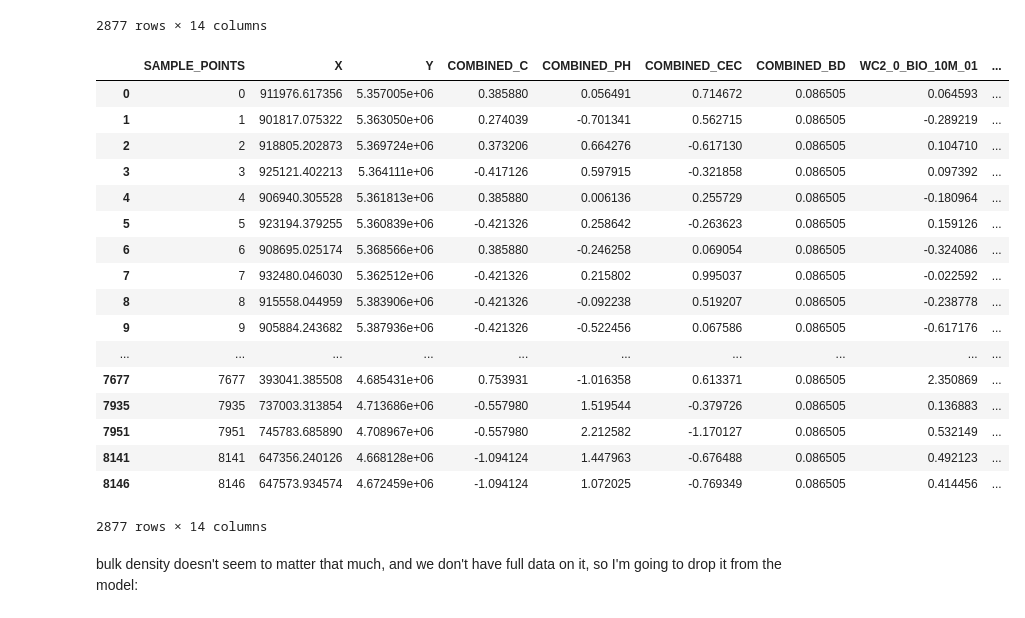
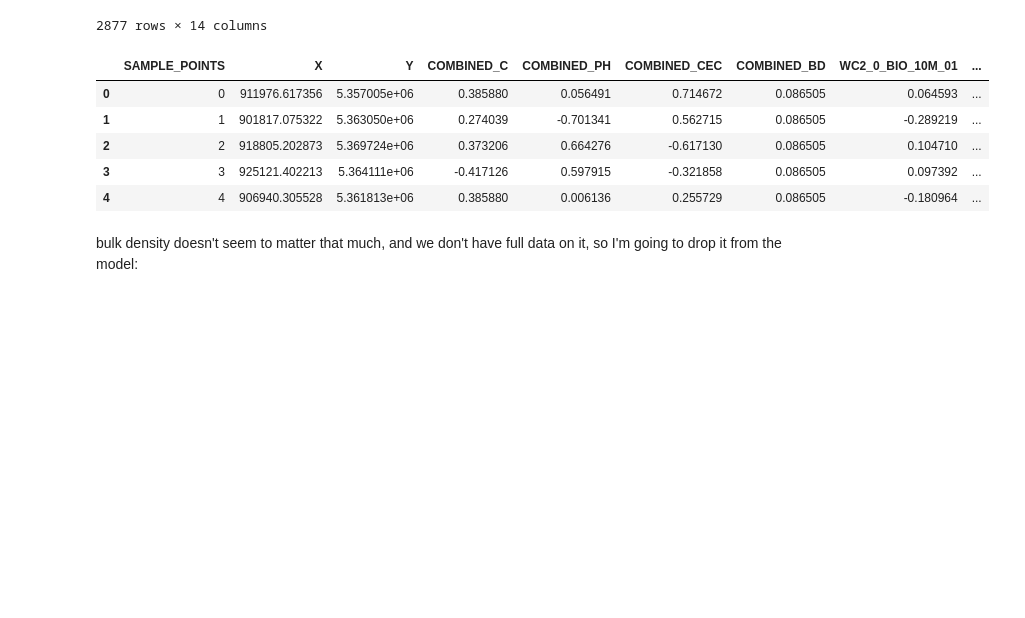
Before and after one commit to nataliamush/carbon-sequestration-fa18, a Jupyter notebook: final_notebook.ipynb, the cells around one changed output. Drawn from its saved outputs; the diff is of its cells as text; code cells hidden in the pictures; blank space fills up the shorter version.

```diff
--- a/final_notebook.ipynb
+++ b/final_notebook.ipynb
@@ -272,34 +248,23 @@ updated_data
 | 8146 | 8146 | 647573.934574 | 4.672459e+06 | 0.328069 | 42.120064 | 65.559160 | 28.974112 | 255.000000 | ... |
 2877 rows × 14 columns
 # %%
+from sklearn import preprocessing
 stand_update = preprocessing.scale(updated_data[[x for x in updated_data.columns if x != 'CORRECTSEQ']])
 stand_update = pd.DataFrame(stand_update)
 stand_update.columns = [x for x in updated_data.columns if x != 'CORRECTSEQ']
 stand_update.index = updated_data.index
 stand_update['CORRECTSEQ'] = updated_data['CORRECTSEQ']
 stand_update['SAMPLE_POINTS'] = updated_data['SAMPLE_POINTS']
 stand_update['X'] = updated_data['X'] #correcting
 stand_update['Y'] = updated_data['Y']
-stand_update
+stand_update.head()
 # %% [output]
 |  | SAMPLE_POINTS | X | Y | COMBINED_C | COMBINED_PH | COMBINED_CEC | COMBINED_BD | WC2_0_BIO_10M_01 | ... |
 | 0 | 0 | 911976.617356 | 5.357005e+06 | 0.385880 | 0.056491 | 0.714672 | 0.086505 | 0.064593 | ... |
 | 1 | 1 | 901817.075322 | 5.363050e+06 | 0.274039 | -0.701341 | 0.562715 | 0.086505 | -0.289219 | ... |
 | 2 | 2 | 918805.202873 | 5.369724e+06 | 0.373206 | 0.664276 | -0.617130 | 0.086505 | 0.104710 | ... |
 | 3 | 3 | 925121.402213 | 5.364111e+06 | -0.417126 | 0.597915 | -0.321858 | 0.086505 | 0.097392 | ... |
 | 4 | 4 | 906940.305528 | 5.361813e+06 | 0.385880 | 0.006136 | 0.255729 | 0.086505 | -0.180964 | ... |
-| 5 | 5 | 923194.379255 | 5.360839e+06 | -0.421326 | 0.258642 | -0.263623 | 0.086505 | 0.159126 | ... |
-| 6 | 6 | 908695.025174 | 5.368566e+06 | 0.385880 | -0.246258 | 0.069054 | 0.086505 | -0.324086 | ... |
-| 7 | 7 | 932480.046030 | 5.362512e+06 | -0.421326 | 0.215802 | 0.995037 | 0.086505 | -0.022592 | ... |
-| 8 | 8 | 915558.044959 | 5.383906e+06 | -0.421326 | -0.092238 | 0.519207 | 0.086505 | -0.238778 | ... |
-| 9 | 9 | 905884.243682 | 5.387936e+06 | -0.421326 | -0.522456 | 0.067586 | 0.086505 | -0.617176 | ... |
-| ... | ... | ... | ... | ... | ... | ... | ... | ... | ... |
-| 7677 | 7677 | 393041.385508 | 4.685431e+06 | 0.753931 | -1.016358 | 0.613371 | 0.086505 | 2.350869 | ... |
-| 7935 | 7935 | 737003.313854 | 4.713686e+06 | -0.557980 | 1.519544 | -0.379726 | 0.086505 | 0.136883 | ... |
-| 7951 | 7951 | 745783.685890 | 4.708967e+06 | -0.557980 | 2.212582 | -1.170127 | 0.086505 | 0.532149 | ... |
-| 8141 | 8141 | 647356.240126 | 4.668128e+06 | -1.094124 | 1.447963 | -0.676488 | 0.086505 | 0.492123 | ... |
-| 8146 | 8146 | 647573.934574 | 4.672459e+06 | -1.094124 | 1.072025 | -0.769349 | 0.086505 | 0.414456 | ... |
-2877 rows × 14 columns
 # %% [markdown]
 bulk density doesn't seem to matter that much, and we don't have full data on it, so I'm going to drop it from the model:
 # %%
```
Also changed, not shown: parts of 26 cells of this notebook.
